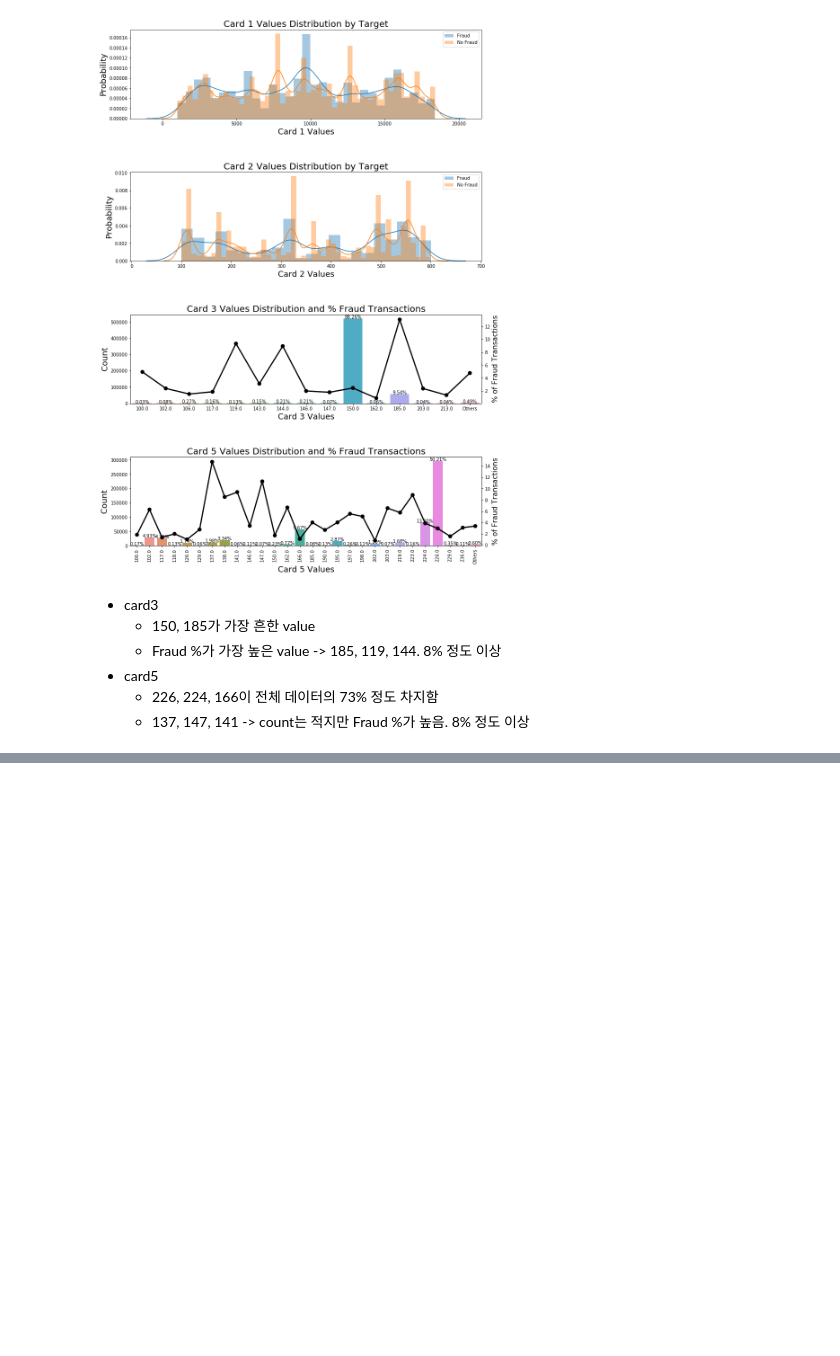
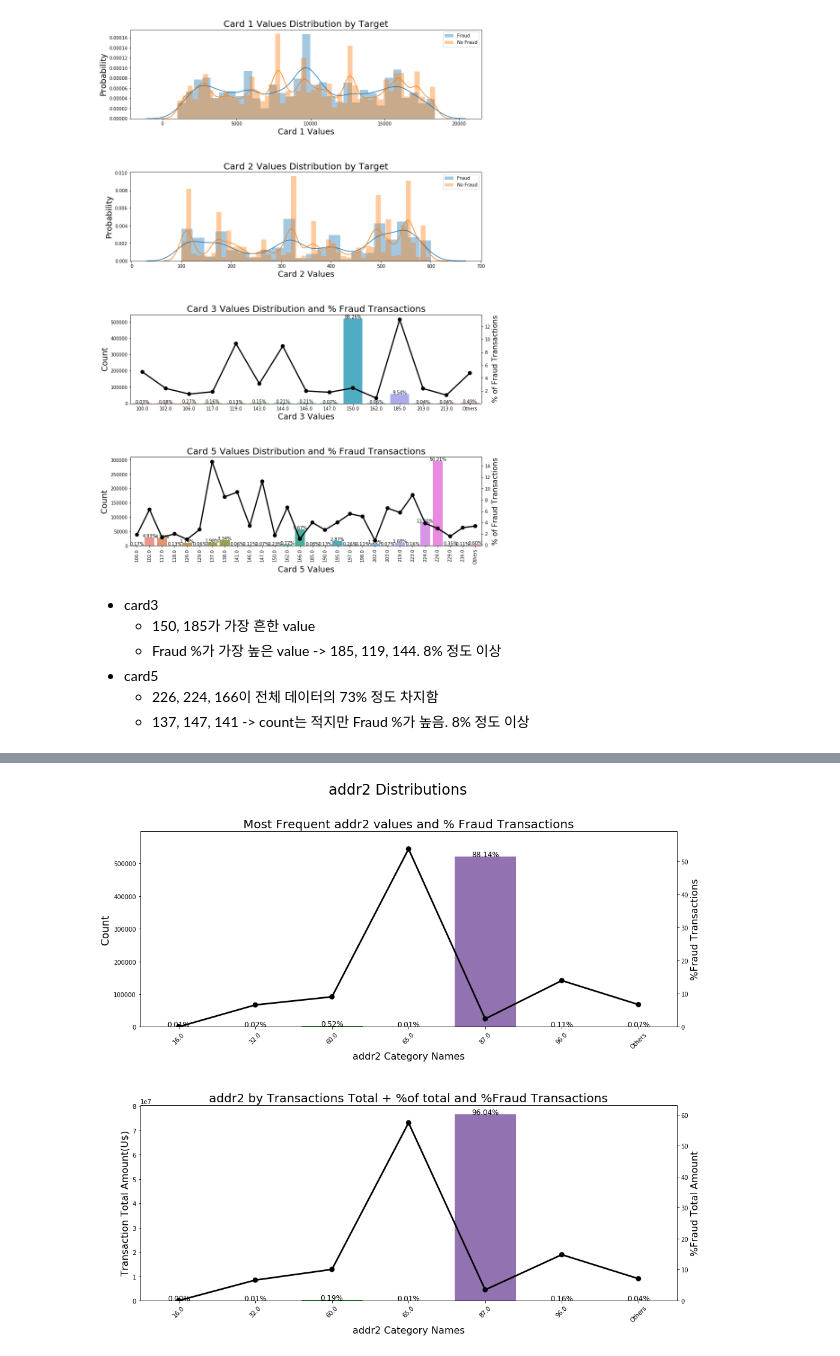
Before and after one commit to MattLee27/ML-DL-study, a Jupyter notebook: ieee_cis/fraud.ipynb, the cells around one changed output, grey strips where cells are left out. Saved outputs shown, nothing was run; the diff lists cells and outputs as text; code cells hidden in the pictures; blank space fills up the shorter version.

```diff
--- a/ieee_cis/fraud.ipynb
+++ b/ieee_cis/fraud.ipynb
@@ -590,0 +891,4 @@ isFraud card3    NoFraud     Fraud
+# %%
+ploting_cnt_amt(df_trans, 'addr2')
+# %% [output]
+[figure, added]
```
Also changed, not shown: parts of 54 cells of this notebook.
